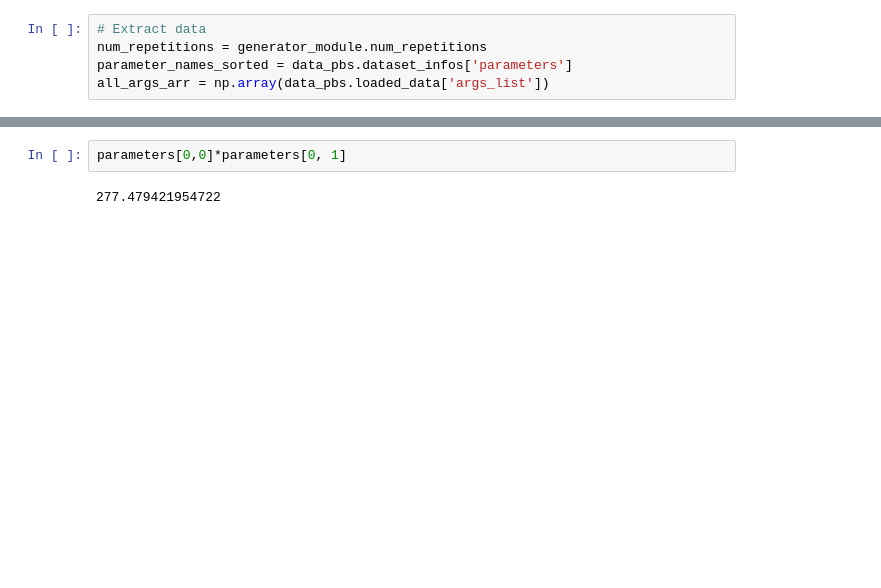
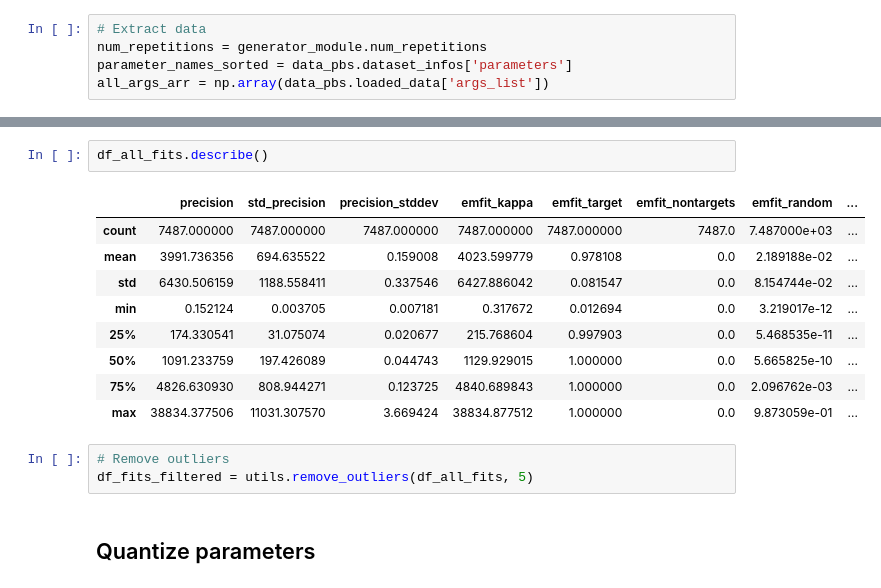
Before and after one commit to Azhag/Bayesian-visual-working-memory, a Jupyter notebook: Experiments/thesis_plots/Single Item characterisation - Hierarchical Network - 06.2017.ipynb, the cells around one changed output, grey strips where cells are left out. Drawn from its saved outputs; the diff is of its cells as text; blank space fills up the shorter version.

```diff
--- a/Experiments/thesis_plots/Single Item characterisation - Hierarchical Network - 06.2017.ipynb
+++ b/Experiments/thesis_plots/Single Item characterisation - Hierarchical Network - 06.2017.ipynb
@@ -313,4 +184,17 @@ utils.contourf_interpolate_data(parameters_filtered[:, [0, 1]],
-# %%
-parameters[0,0]*parameters[0, 1]
-# %% [output]
-277.479421954722
+# %%
+df_all_fits.describe()
+# %% [output]
+|  | precision | std_precision | precision_stddev | emfit_kappa | emfit_target | emfit_nontargets | emfit_random | ... |
+| count | 7487.000000 | 7487.000000 | 7487.000000 | 7487.000000 | 7487.000000 | 7487.0 | 7.487000e+03 | ... |
+| mean | 3991.736356 | 694.635522 | 0.159008 | 4023.599779 | 0.978108 | 0.0 | 2.189188e-02 | ... |
+| std | 6430.506159 | 1188.558411 | 0.337546 | 6427.886042 | 0.081547 | 0.0 | 8.154744e-02 | ... |
+| min | 0.152124 | 0.003705 | 0.007181 | 0.317672 | 0.012694 | 0.0 | 3.219017e-12 | ... |
+| 25% | 174.330541 | 31.075074 | 0.020677 | 215.768604 | 0.997903 | 0.0 | 5.468535e-11 | ... |
+| 50% | 1091.233759 | 197.426089 | 0.044743 | 1129.929015 | 1.000000 | 0.0 | 5.665825e-10 | ... |
+| 75% | 4826.630930 | 808.944271 | 0.123725 | 4840.689843 | 1.000000 | 0.0 | 2.096762e-03 | ... |
+| max | 38834.377506 | 11031.307570 | 3.669424 | 38834.877512 | 1.000000 | 0.0 | 9.873059e-01 | ... |
+# %%
+# Remove outliers
+df_fits_filtered = utils.remove_outliers(df_all_fits, 5)
+# %% [markdown]
+## Quantize parameters
```
Also changed, not shown: parts of 19 cells of this notebook.
